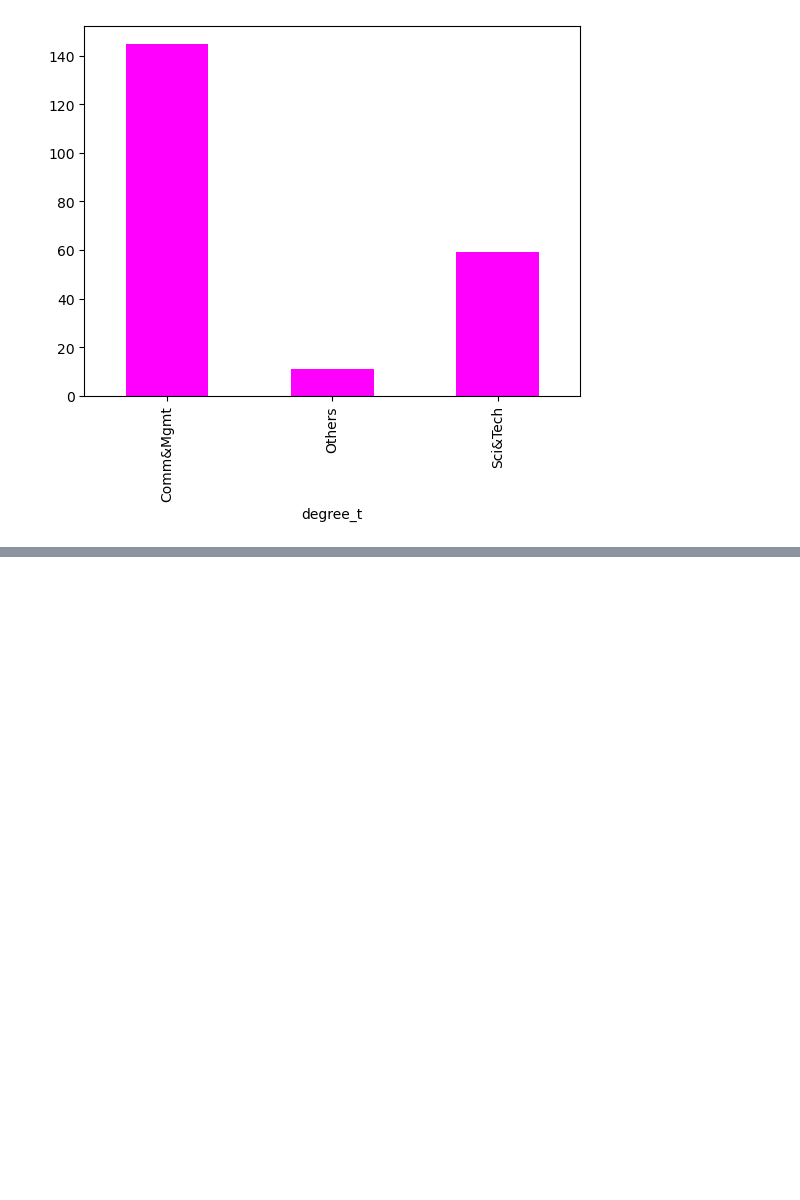
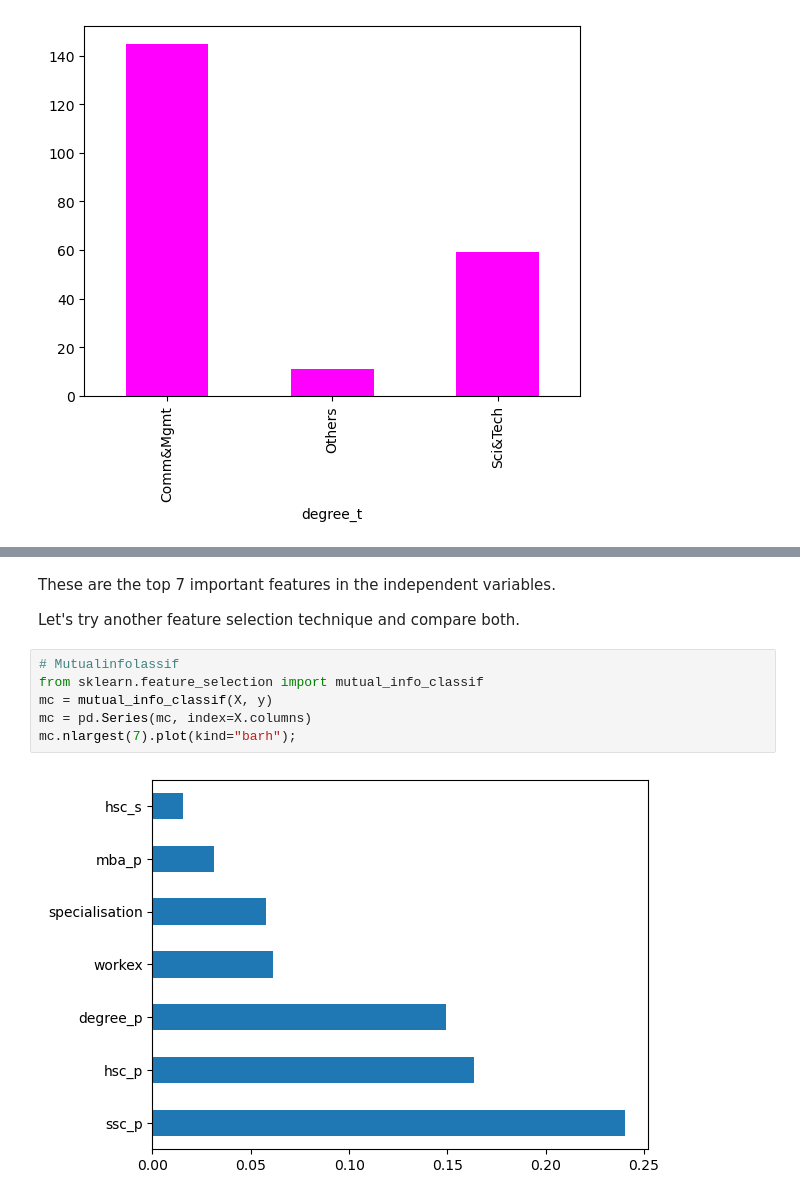
Before and after one commit to lawalsegun2025/campus_placement_predictor, a Jupyter notebook: job_placement_predictor.ipynb, the cells around one changed output, grey strips where cells are left out. Drawn from its saved outputs; the diff is of its cells as text; blank space fills up the shorter version.

Commit message:
feature selection

```diff
--- a/job_placement_predictor.ipynb
+++ b/job_placement_predictor.ipynb
@@ -531,0 +542,12 @@ ImportError: cannot import name 'ExtractTreeClassifier' from 'sklearn.ensemble'
+# %% [markdown]
+These are the top 7 important features in the independent variables.
+
+Let's try another feature selection technique and compare both.
+# %%
+# Mutualinfolassif
+from sklearn.feature_selection import mutual_info_classif
+mc = mutual_info_classif(X, y)
+mc = pd.Series(mc, index=X.columns)
+mc.nlargest(7).plot(kind="barh");
+# %% [output]
+[figure, added]
```
Also changed, not shown: parts of 50 cells of this notebook, 1 other file.
